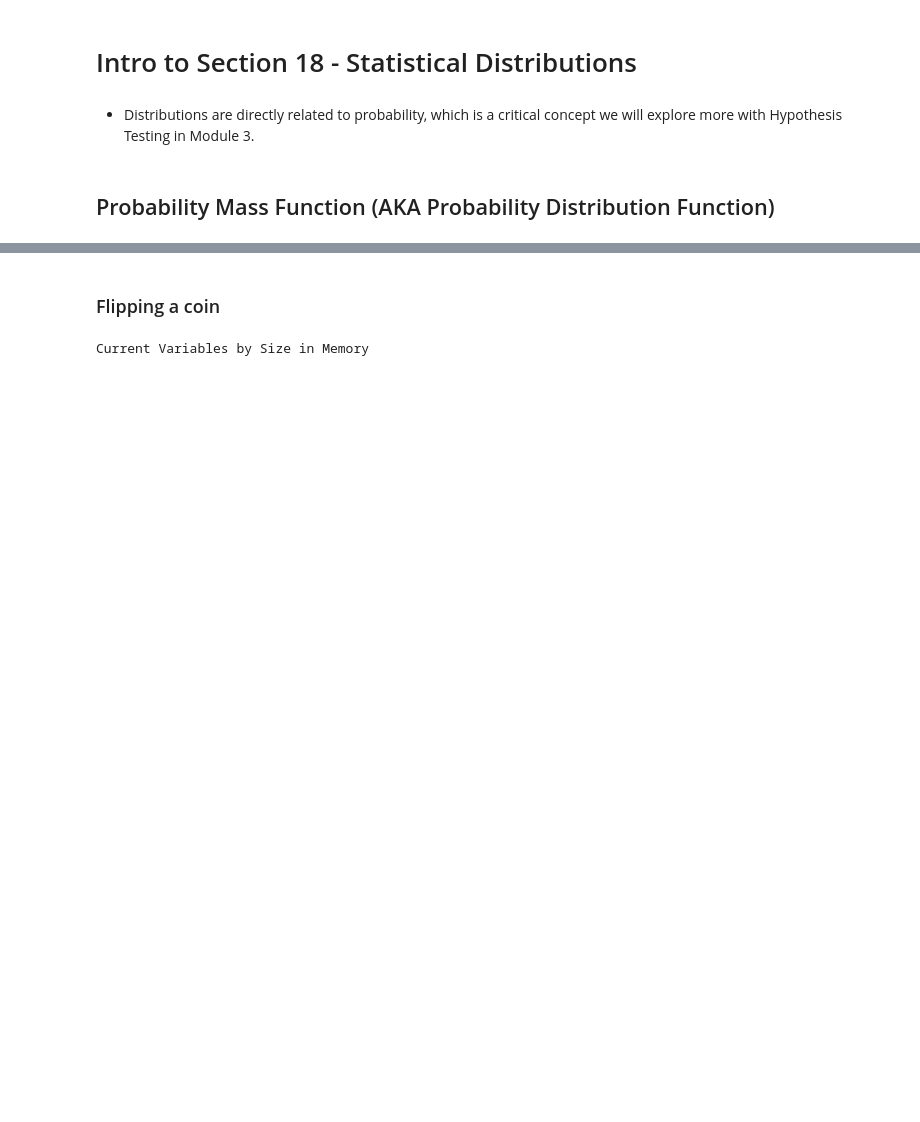
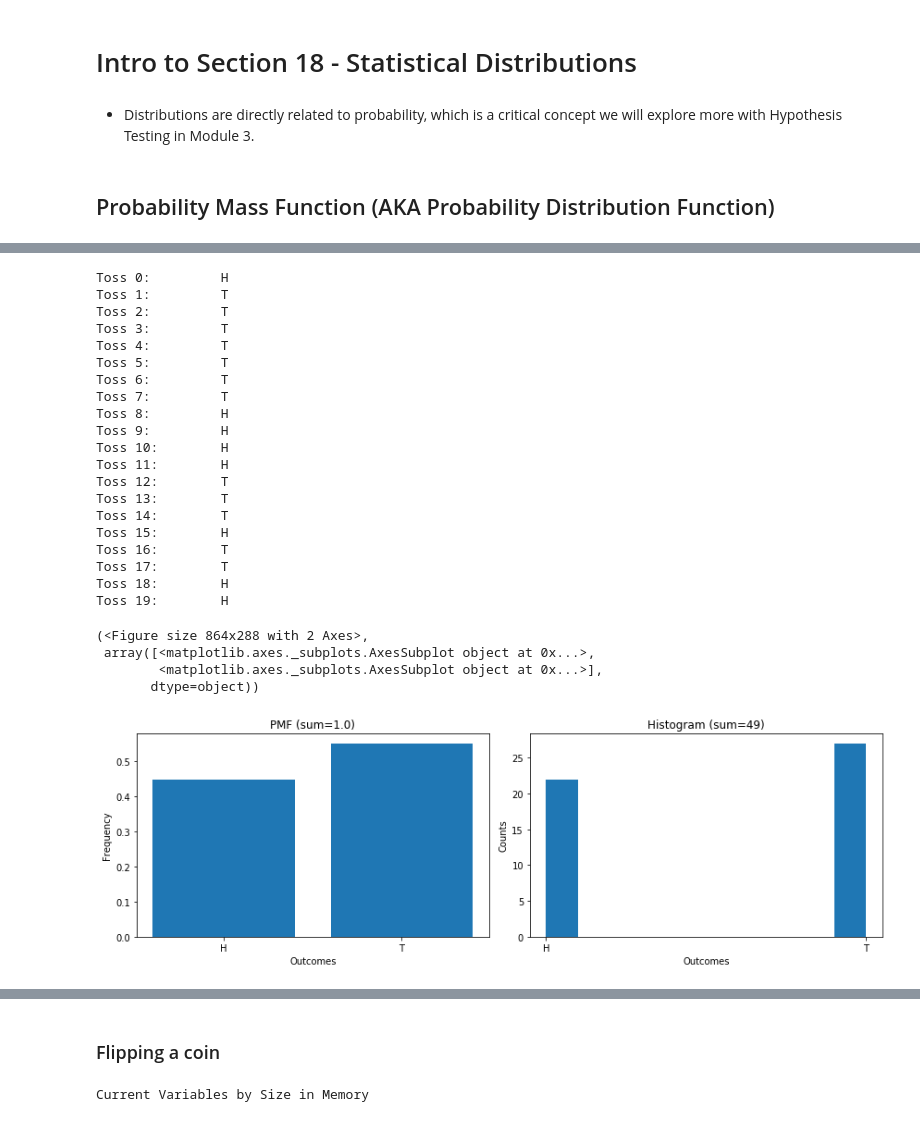
Before and after one commit to jirvingphd/fsds_pt_100719_cohort_notes, a Jupyter notebook: Instructor Notebooks/sect_17-18_prob_and_dist_examples.ipynb, the cells around one changed output, grey strips where cells are left out. Cells and saved outputs as stored; diff of their text form; code cells hidden in the pictures; blank space fills up the shorter version.

```diff
--- a/Instructor Notebooks/sect_17-18_prob_and_dist_examples.ipynb
+++ b/Instructor Notebooks/sect_17-18_prob_and_dist_examples.ipynb
@@ -680,0 +847,30 @@ Prob for songs by James= 0.265
+# %%
+#cell
+outcomes = coin_toss(n_flips=20,outcomes=outcomes)
+plot_pmf_vs_hist(outcomes)
+# %% [output]
+Toss 0:         H
+Toss 1:         T
+Toss 2:         T
+Toss 3:         T
+Toss 4:         T
+Toss 5:         T
+Toss 6:         T
+Toss 7:         T
+Toss 8:         H
+Toss 9:         H
+Toss 10:        H
+Toss 11:        H
+Toss 12:        T
+Toss 13:        T
+Toss 14:        T
+Toss 15:        H
+Toss 16:        T
+Toss 17:        T
+Toss 18:        H
+Toss 19:        H
+(<Figure size 864x288 with 2 Axes>,
+ array([<matplotlib.axes._subplots.AxesSubplot object at 0x...>,
+        <matplotlib.axes._subplots.AxesSubplot object at 0x...>],
+       dtype=object))
+[figure, added]
```
Also changed, not shown: parts of 65 cells of this notebook, 9 other files.
